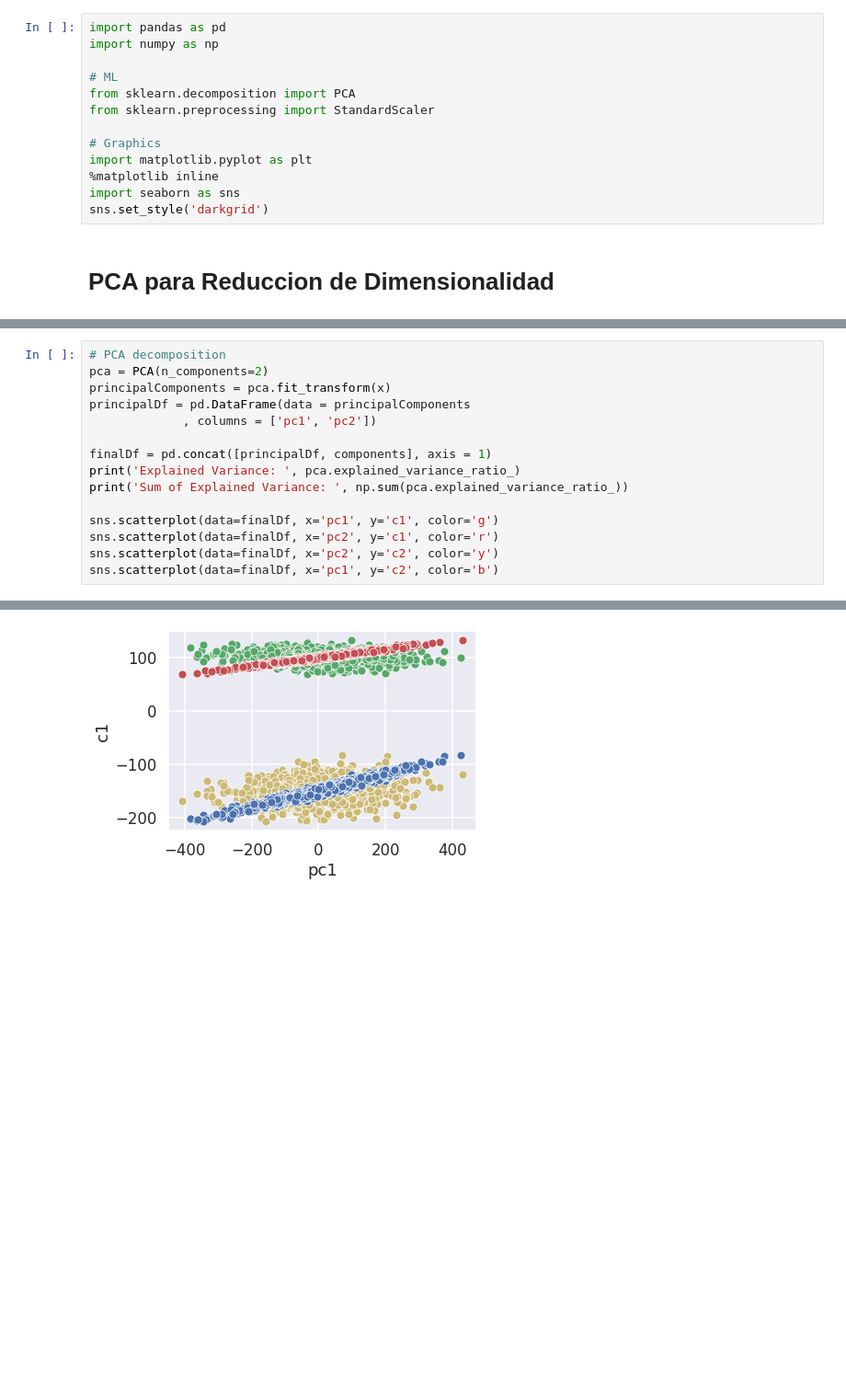
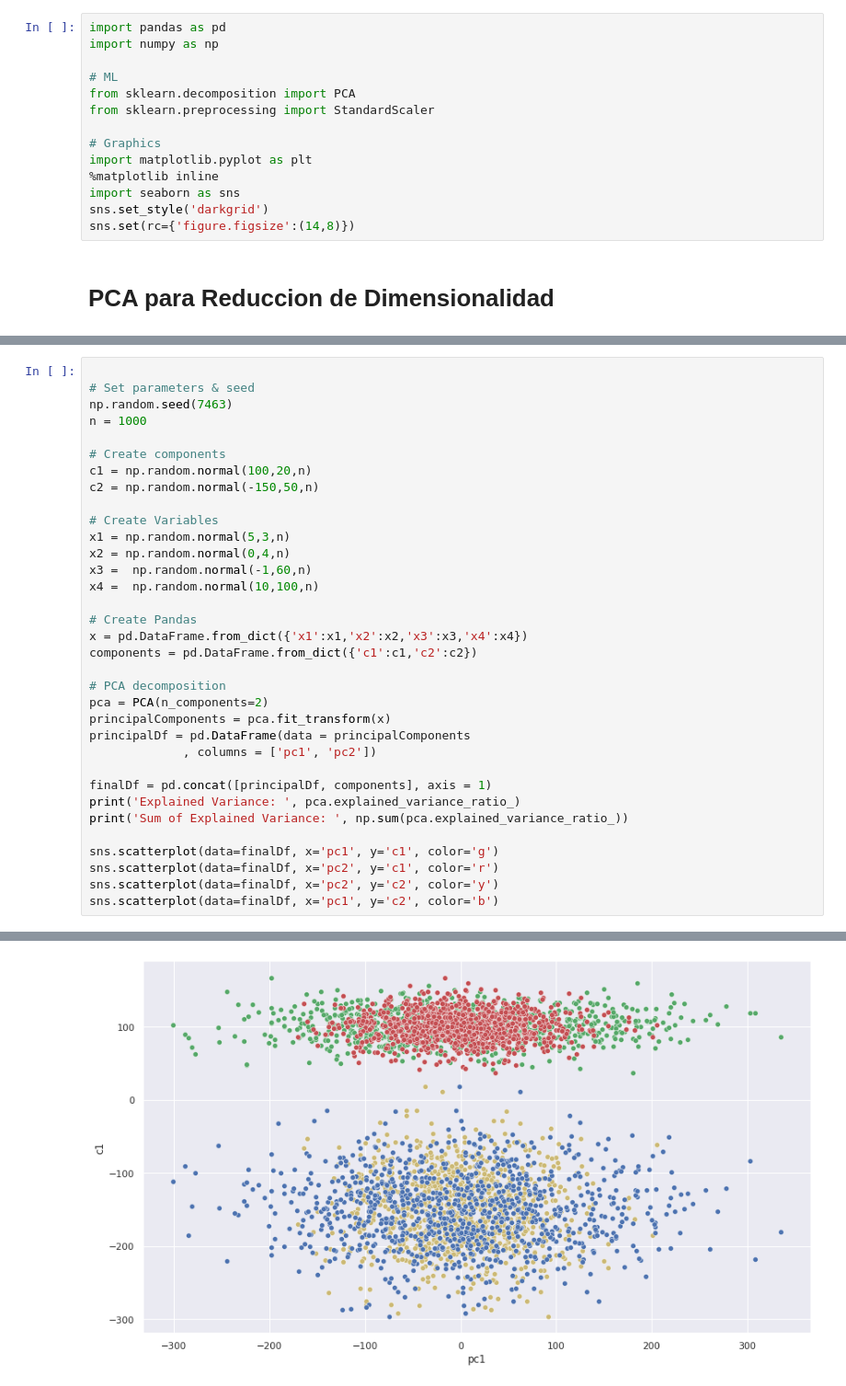
Before and after one commit to IEXE-Tec/aprendizaje-maquina-2, a Jupyter notebook: 02_reduccion_de_dimensionalidad.ipynb, the cells around one changed output, grey strips where cells are left out. Shown at 92% size. Cells and saved outputs as stored; diff of their text form; blank space fills up the shorter version.

```diff
--- a/02_reduccion_de_dimensionalidad.ipynb
+++ b/02_reduccion_de_dimensionalidad.ipynb
@@ -13,5 +13,6 @@ import matplotlib.pyplot as plt
 %matplotlib inline
 import seaborn as sns
 sns.set_style('darkgrid')
+sns.set(rc={'figure.figsize':(14,8)})
 # %% [markdown]
 # PCA para Reduccion de Dimensionalidad
@@ -36,4 +89,23 @@ components = pd.DataFrame.from_dict({'c1':c1,'c2':c2})
 # %%
+
+# Set parameters & seed
+np.random.seed(7463)
+n = 1000
+
+# Create components
+c1 = np.random.normal(100,20,n)
+c2 = np.random.normal(-150,50,n)
+
+# Create Variables
+x1 = np.random.normal(5,3,n)
+x2 = np.random.normal(0,4,n)
+x3 =  np.random.normal(-1,60,n)
+x4 =  np.random.normal(10,100,n)
+
+# Create Pandas
+x = pd.DataFrame.from_dict({'x1':x1,'x2':x2,'x3':x3,'x4':x4})
+components = pd.DataFrame.from_dict({'c1':c1,'c2':c2})
+
 # PCA decomposition
 pca = PCA(n_components=2)
 principalComponents = pca.fit_transform(x)
@@ -54,2 +126,2 @@ Sum of Explained Variance:  0.999247052846362
 <matplotlib.axes._subplots.AxesSubplot at 0x...>
-[figure, old version]
+[figure, new version]
```
Also changed, not shown: parts of 3 cells of this notebook.
